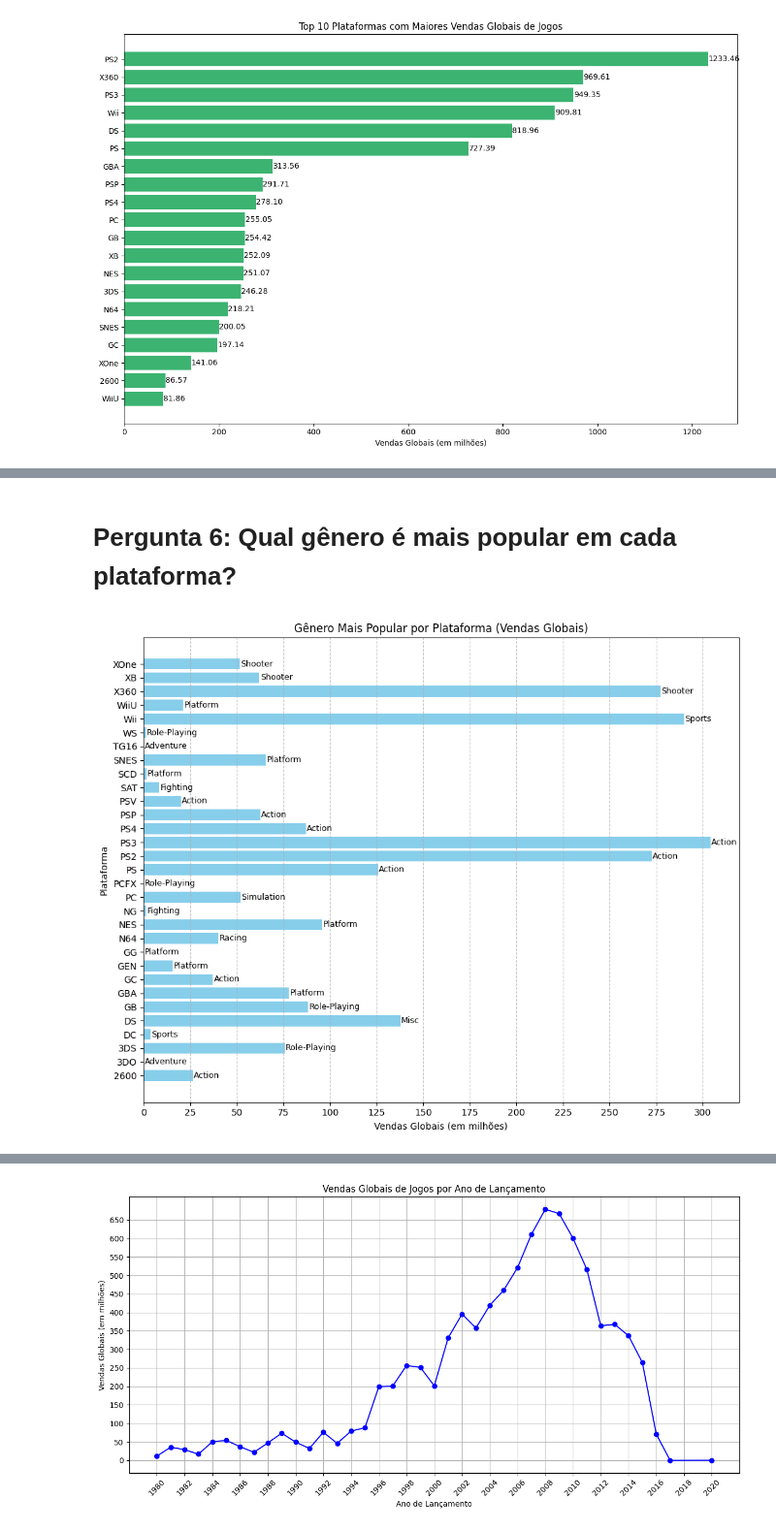
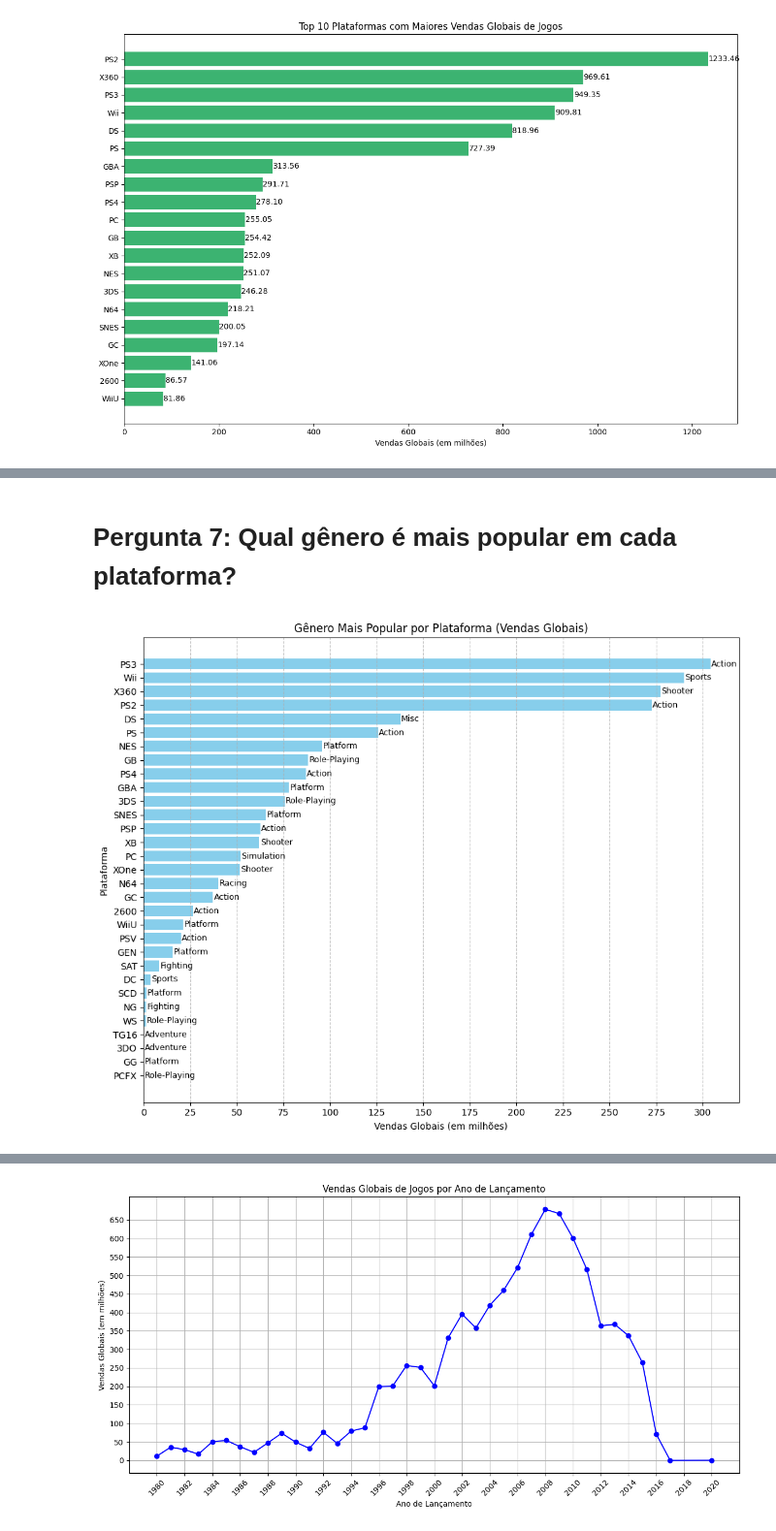
Before and after one commit to AlexandrePossari/ProjetoC111, a Jupyter notebook: main.ipynb, the cells around one changed output, grey strips where cells are left out. Shown at 97% size. Drawn from its saved outputs; the diff is of its cells as text; code cells hidden in the pictures.

```diff
--- a/main.ipynb
+++ b/main.ipynb
@@ -116,22 +113,0 @@ plt.show()
-# %%
-df['Year'] = df['Year'].astype(int)
-publisher_sales_per_year = df.groupby(["Year", "Publisher"])["Global_Sales"].sum().reset_index()
-top_publishers_by_year = publisher_sales_per_year.loc[publisher_sales_per_year.groupby("Year")["Global_Sales"].idxmax()]
-top_games_by_year = df.loc[df.groupby("Year")["Global_Sales"].idxmax()][["Year", "Name", "Global_Sales"]]
-
-merged_result = pd.merge(top_publishers_by_year, top_games_by_year, on="Year", suffixes=("_Publisher", "_TopGame"))
-
-plt.figure(figsize=(10, 12))
-bars = plt.barh(merged_result["Year"].astype(str), merged_result["Global_Sales_Publisher"], color="mediumpurple")
-plt.xlabel("Vendas Globais do Publisher (milhões)")
-plt.ylabel("Ano")
-plt.title("Publisher com Mais Sucesso por Ano")
-
-for bar, game in zip(bars, merged_result["Name"]):
-    width = bar.get_width()
-    plt.text(width + 0.5, bar.get_y() + bar.get_height()/2, game,
-             ha='left', va='center', fontsize=7)
-
-plt.tight_layout()
-plt.grid(axis='x', linestyle='--', alpha=0.7)
-plt.show()
@@ -161,0 +165,19 @@ plt.show()
+# %%
+df['Year'] = df['Year'].astype(int)
+publisher_sales_per_year = df.groupby(["Year", "Publisher"])["Global_Sales"].sum().reset_index()
+top_publishers_by_year = publisher_sales_per_year.loc[publisher_sales_per_year.groupby("Year")["Global_Sales"].idxmax()]
+
+plt.figure(figsize=(15, 12))
+bars = plt.barh(top_publishers_by_year["Year"].astype(str), top_publishers_by_year["Global_Sales"], color="mediumpurple")
+plt.xlabel("Vendas Globais do Publisher (milhões)", fontsize=15)
+plt.ylabel("Ano", fontsize=15)
+plt.title("Publisher com Mais Sucesso por Ano", fontsize=20)
+
+for bar, pub in zip(bars, top_publishers_by_year["Publisher"]):
+    width = bar.get_width()
+    plt.text(width + 0.5, bar.get_y() + bar.get_height()/2, pub,
+             ha='left', va='center', fontsize=15)
+
+plt.tight_layout()
+plt.grid(axis='x', linestyle='--', alpha=0.7)
+plt.show()
@@ -162,35 +186,35 @@ plt.show()
 # %% [markdown]
-# Pergunta 6: Qual gênero é mais popular em cada plataforma?
+# Pergunta 7: Qual gênero é mais popular em cada plataforma?
 # %%
 # Agrupa por Plataforma e Gênero, somando as vendas
 vendas_por_genero = df.groupby(['Platform', 'Genre'])['Global_Sales'].sum().reset_index()
 
 # Para cada plataforma, pega o gênero com mais vendas
 genero_mais_popular = vendas_por_genero.sort_values('Global_Sales', ascending=False).drop_duplicates('Platform')
-genero_mais_popular = genero_mais_popular.sort_values('Platform')
+genero_mais_popular = genero_mais_popular.sort_values('Global_Sales')
 
 # Cria o gráfico de barras
 plt.figure(figsize=(10, 8))
 bars = plt.barh(
     genero_mais_popular['Platform'],
     genero_mais_popular['Global_Sales'],
     color='skyblue'
 )
 
 # Adiciona o gênero à direita da barra
 for bar, genero in zip(bars, genero_mais_popular['Genre']):
     width = bar.get_width()
     plt.text(width + 0.5, bar.get_y() + bar.get_height()/2,
              genero, va='center', fontsize=9)
 
 # Ajustes do gráfico
 plt.title('Gênero Mais Popular por Plataforma (Vendas Globais)')
 plt.xlabel('Vendas Globais (em milhões)')
 plt.ylabel('Plataforma')
 plt.tight_layout()
 plt.grid(axis='x', linestyle='--', alpha=0.7)
 plt.xticks(np.arange(genero_mais_popular['Global_Sales'].min(), genero_mais_popular['Global_Sales'].max(), 25))
 plt.show()
 # %% [output]
-[figure, old version]
+[figure, new version]
 # %% [markdown]
```
Also changed, not shown: parts of 12 cells of this notebook.
